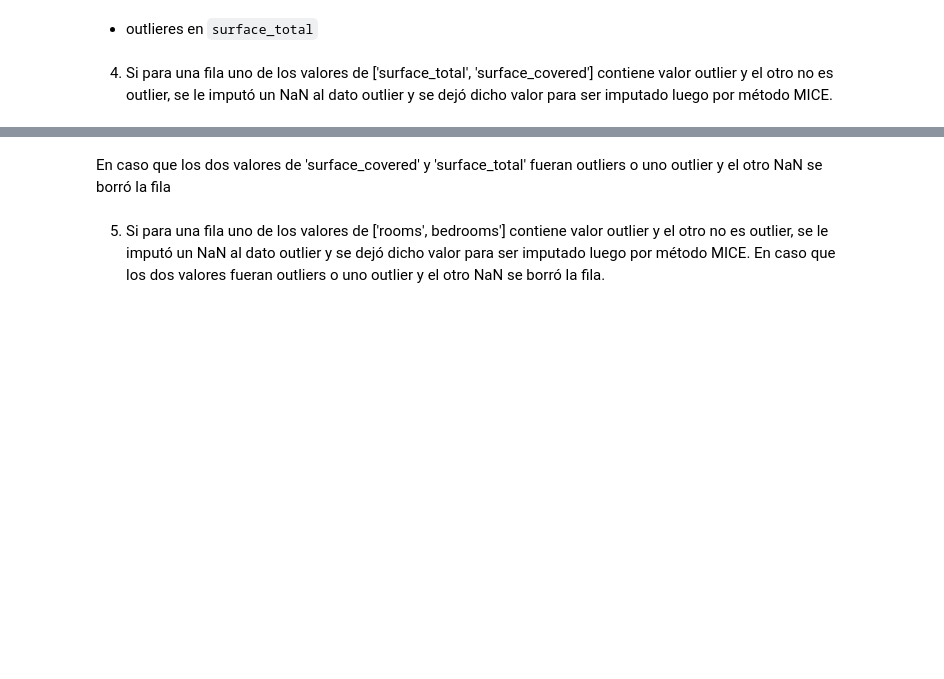
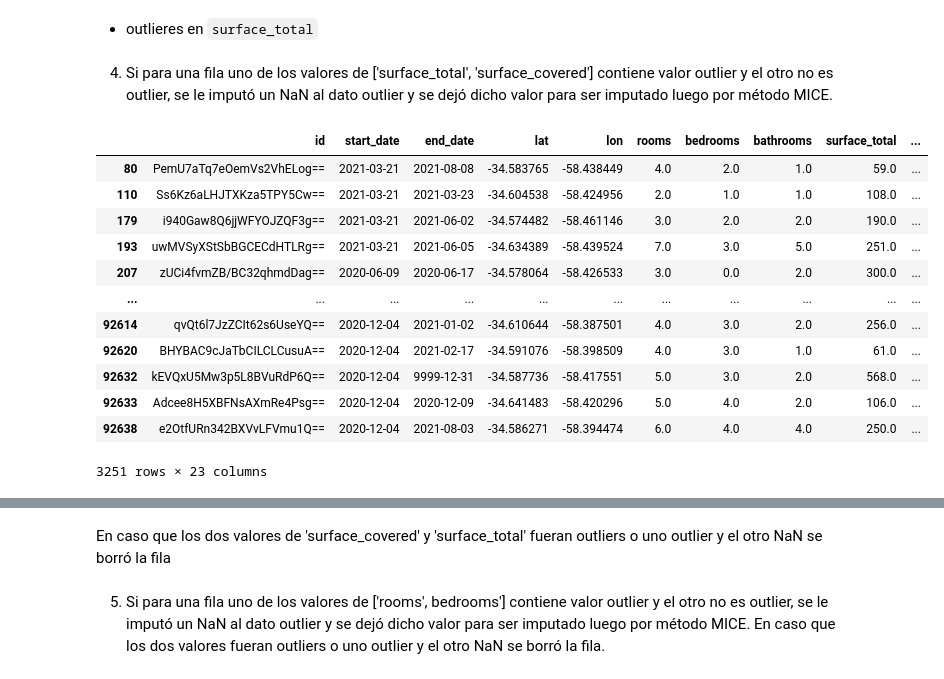
Before and after one commit to Ignacio-Ibarra/tpAA, a Jupyter notebook: Pre-processing.ipynb, the cells around one changed output, grey strips where cells are left out. Drawn from its saved outputs; the diff is of its cells as text; code cells hidden in the pictures; blank space fills up the shorter version.

Commit message:
Update checks data cleaning

```diff
--- a/Pre-processing.ipynb
+++ b/Pre-processing.ipynb
@@ -546,3 +559,20 @@ data_sc_q01.rename(columns = {'surface_covered':'p01_surface_covered'}, inplace
 # %%
 data = data.merge(data_st_q01, how = "left", on = (['l3_norm', 'property_type', 'rooms']))
 data = data.merge(data_sc_q01, how = "left", on = (['l3_norm', 'property_type', 'rooms']))
+# %%
+# Registros con un outlier en surface_total
+data[(data['surface_total'] > data['p99_surface_total']) | (data['surface_total'] < data['p01_surface_total'])]
+# %% [output]
+|  | id | start_date | end_date | lat | lon | rooms | bedrooms | bathrooms | surface_total | ... |
+| 80 | PemU7aTq7eOemVs2VhELog== | 2021-03-21 | 2021-08-08 | -34.583765 | -58.438449 | 4.0 | 2.0 | 1.0 | 59.0 | ... |
+| 110 | Ss6Kz6aLHJTXKza5TPY5Cw== | 2021-03-21 | 2021-03-23 | -34.604538 | -58.424956 | 2.0 | 1.0 | 1.0 | 108.0 | ... |
+| 179 | i940Gaw8Q6jjWFYOJZQF3g== | 2021-03-21 | 2021-06-02 | -34.574482 | -58.461146 | 3.0 | 2.0 | 2.0 | 190.0 | ... |
+| 193 | uwMVSyXStSbBGCECdHTLRg== | 2021-03-21 | 2021-06-05 | -34.634389 | -58.439524 | 7.0 | 3.0 | 5.0 | 251.0 | ... |
+| 207 | zUCi4fvmZB/BC32qhmdDag== | 2020-06-09 | 2020-06-17 | -34.578064 | -58.426533 | 3.0 | 0.0 | 2.0 | 300.0 | ... |
+| ... | ... | ... | ... | ... | ... | ... | ... | ... | ... | ... |
+| 92614 | qvQt6l7JzZCIt62s6UseYQ== | 2020-12-04 | 2021-01-02 | -34.610644 | -58.387501 | 4.0 | 3.0 | 2.0 | 256.0 | ... |
+| 92620 | BHYBAC9cJaTbCILCLCusuA== | 2020-12-04 | 2021-02-17 | -34.591076 | -58.398509 | 4.0 | 3.0 | 1.0 | 61.0 | ... |
+| 92632 | kEVQxU5Mw3p5L8BVuRdP6Q== | 2020-12-04 | 9999-12-31 | -34.587736 | -58.417551 | 5.0 | 3.0 | 2.0 | 568.0 | ... |
+| 92633 | Adcee8H5XBFNsAXmRe4Psg== | 2020-12-04 | 2020-12-09 | -34.641483 | -58.420296 | 5.0 | 4.0 | 2.0 | 106.0 | ... |
+| 92638 | e2OtfURn342BXVvLFVmu1Q== | 2020-12-04 | 2021-08-03 | -34.586271 | -58.394474 | 6.0 | 4.0 | 4.0 | 250.0 | ... |
+3251 rows × 23 columns
```
Also changed, not shown: parts of 14 cells of this notebook.
